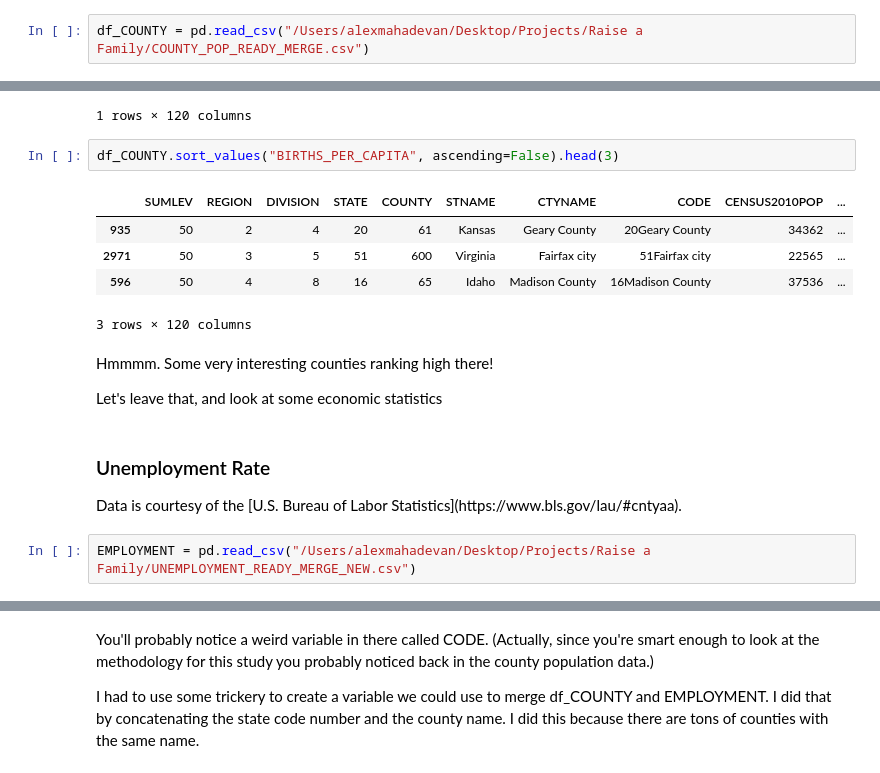
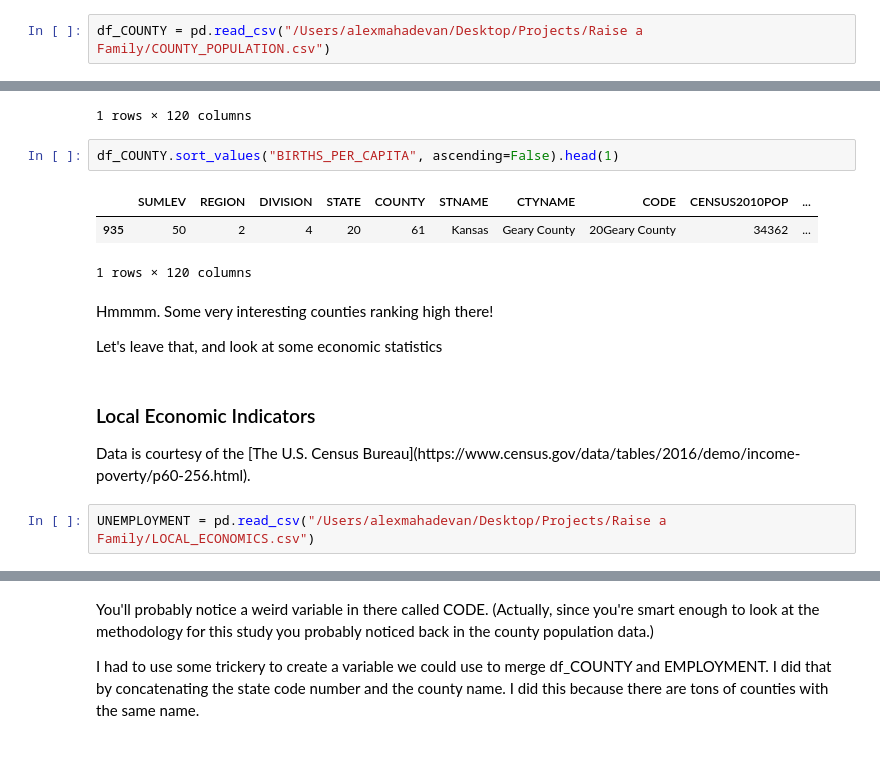
Before and after one commit to AlexMahadevan/first-python-notebook, a Jupyter notebook: Raise Family.ipynb, the cells around one changed output, grey strips where cells are left out. Cells and saved outputs as stored; diff of their text form.

```diff
--- a/Raise Family.ipynb
+++ b/Raise Family.ipynb
@@ -130,7 +130,7 @@ HOME_PRICES.head(1)
 <p>Here we're doing essentially what we did above with metropolitan statistical areas, but with counties, to give us another option for a starting point.</p>
 <p>Data is also courtesy of the [U.S. Census Bureau](https://www2.census.gov/programs-surveys/popest/datasets/2010-2016/counties/totals/co-est2016-alldata.csv)
 # %%
-df_COUNTY = pd.read_csv("/Users/alexmahadevan/Desktop/Projects/Raise a Family/COUNTY_POP_READY_MERGE.csv")
+df_COUNTY = pd.read_csv("/Users/alexmahadevan/Desktop/Projects/Raise a Family/COUNTY_POPULATION.csv")
 # %%
 df_COUNTY.head(1)
 # %% [output]
@@ -171,19 +171,17 @@ df_COUNTY.head(1)
 | 0 | 40 | 3 | 6 | 1 | 0 | Alabama | Alabama | 1Alabama | 4779736 | ... |
 1 rows × 120 columns
 # %%
-df_COUNTY.sort_values("BIRTHS_PER_CAPITA", ascending=False).head(3)
+df_COUNTY.sort_values("BIRTHS_PER_CAPITA", ascending=False).head(1)
 # %% [output]
 |  | SUMLEV | REGION | DIVISION | STATE | COUNTY | STNAME | CTYNAME | CODE | CENSUS2010POP | ... |
 | 935 | 50 | 2 | 4 | 20 | 61 | Kansas | Geary County | 20Geary County | 34362 | ... |
-| 2971 | 50 | 3 | 5 | 51 | 600 | Virginia | Fairfax city | 51Fairfax city | 22565 | ... |
-| 596 | 50 | 4 | 8 | 16 | 65 | Idaho | Madison County | 16Madison County | 37536 | ... |
-3 rows × 120 columns
+1 rows × 120 columns
 # %% [markdown]
 <p>Hmmmm. Some very interesting counties ranking high there!</p>
 <p>Let's leave that, and look at some economic statistics</p>
 # %% [markdown]
-### Unemployment Rate
-<p>Data is courtesy of the [U.S. Bureau of Labor Statistics](https://www.bls.gov/lau/#cntyaa).
+### Local Economic Indicators
+<p>Data is courtesy of the [The U.S. Census Bureau](https://www.census.gov/data/tables/2016/demo/income-poverty/p60-256.html).
 # %%
-EMPLOYMENT = pd.read_csv("/Users/alexmahadevan/Desktop/Projects/Raise a Family/UNEMPLOYMENT_READY_MERGE_NEW.csv")
+UNEMPLOYMENT = pd.read_csv("/Users/alexmahadevan/Desktop/Projects/Raise a Family/LOCAL_ECONOMICS.csv")
 # %%
```
Also changed, not shown: parts of 9 cells of this notebook, 1 other file.
